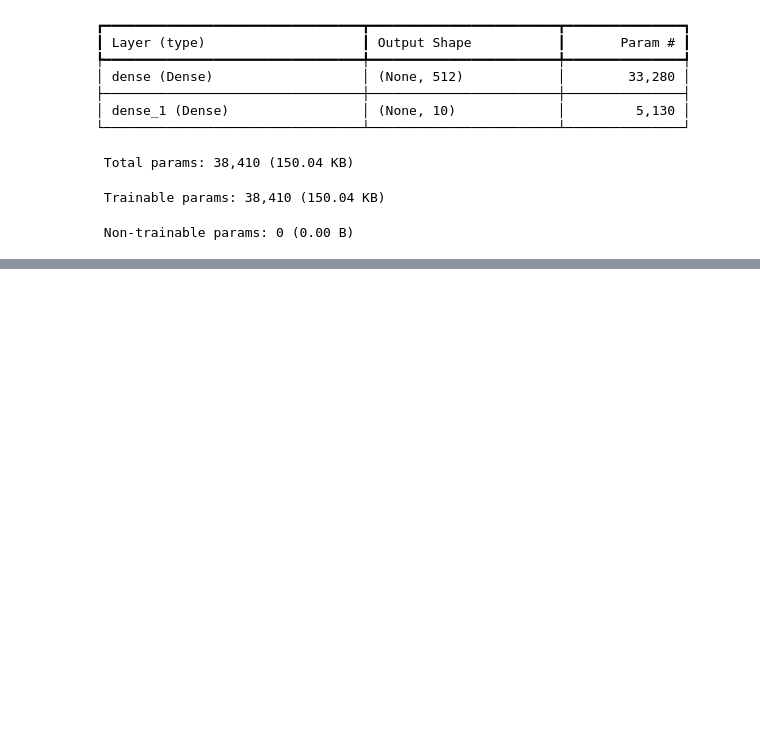
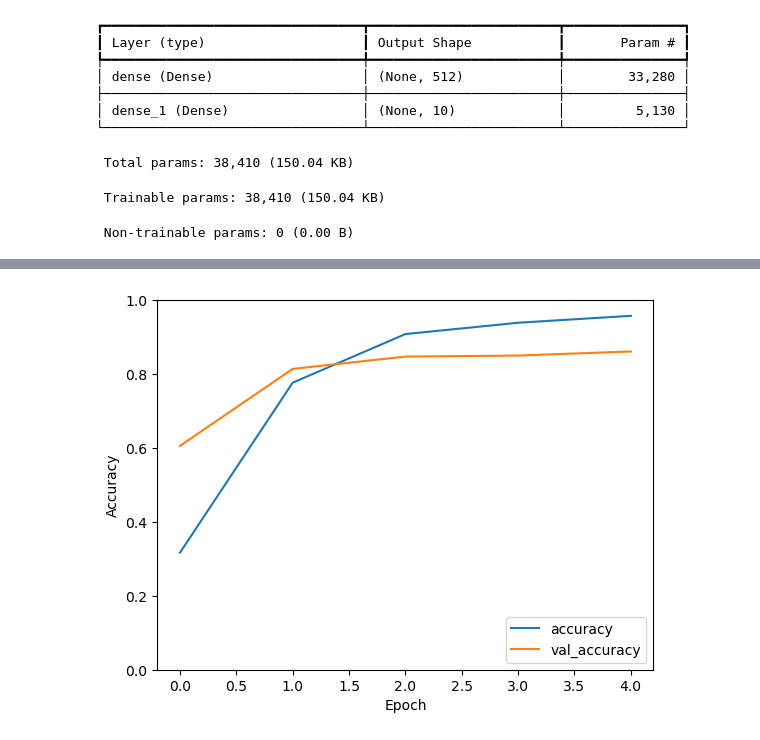
Before and after one commit to Amoako419/ML_, a Jupyter notebook: Tensorflow.ipynb, the cells around one changed output, grey strips where cells are left out. Cells and saved outputs as stored; diff of their text form; code cells hidden in the pictures; blank space fills up the shorter version.

```diff
--- a/Tensorflow.ipynb
+++ b/Tensorflow.ipynb
@@ -408,0 +452,41 @@ model.summary()
+# %%
+from sklearn.datasets import load_digits
+from sklearn.model_selection import train_test_split
+from keras.utils import to_categorical
+from keras.models import Sequential
+from keras.layers import Dense
+import matplotlib.pyplot as plt
+
+# TODO: Load the digits dataset
+data = load_digits()
+
+# TODO: Split the dataset into features and target variables
+# Convert the target variable to one-hot encoding
+X = data.data
+y = data.target
+
+y = to_categorical(y)
+
+# TODO: Further split the dataset into training and test sets
+X_train,X_test,y_train,y_test = train_test_split(X,y,test_size=0.2)
+# TODO: Define and compile a Sequential model with two Dense layers
+# Make sure to use an appropriate activation function and number of neurons
+model = Sequential()
+model.add(Dense(64,input_dim=len(X[0]),activation='relu'))
+model.add(Dense(len(y[0]), activation='softmax'))
+model.compile(loss='categorical_crossentropy', optimizer='adam', metrics=['accuracy'])
+
+
+# TODO: Fit the model to the training data with a relevant number of epochs and batch size
+# Also, use a validation split to monitor the model's performance
+history = model.fit(X,y,batch_size=32,epochs=5,validation_split=0.2)
+
+# Plot the training history
+plt.plot(history.history['accuracy'], label='accuracy') # Plotting training accuracy
+plt.plot(history.history['val_accuracy'], label = 'val_accuracy') # Plotting validation accuracy
+plt.xlabel('Epoch') # Label for x-axis
+plt.ylabel('Accuracy') # Label for y-axis
+plt.ylim([0, 1]) # Setting limit for y-axis
+plt.legend(loc='lower right') # Positioning legend
+plt.show()  # Displaying the plot
+# %% [output]
@@ -408,0 +503 @@ model.summary()
+[figure, added]
```
Also changed, not shown: parts of 2 cells of this notebook.
